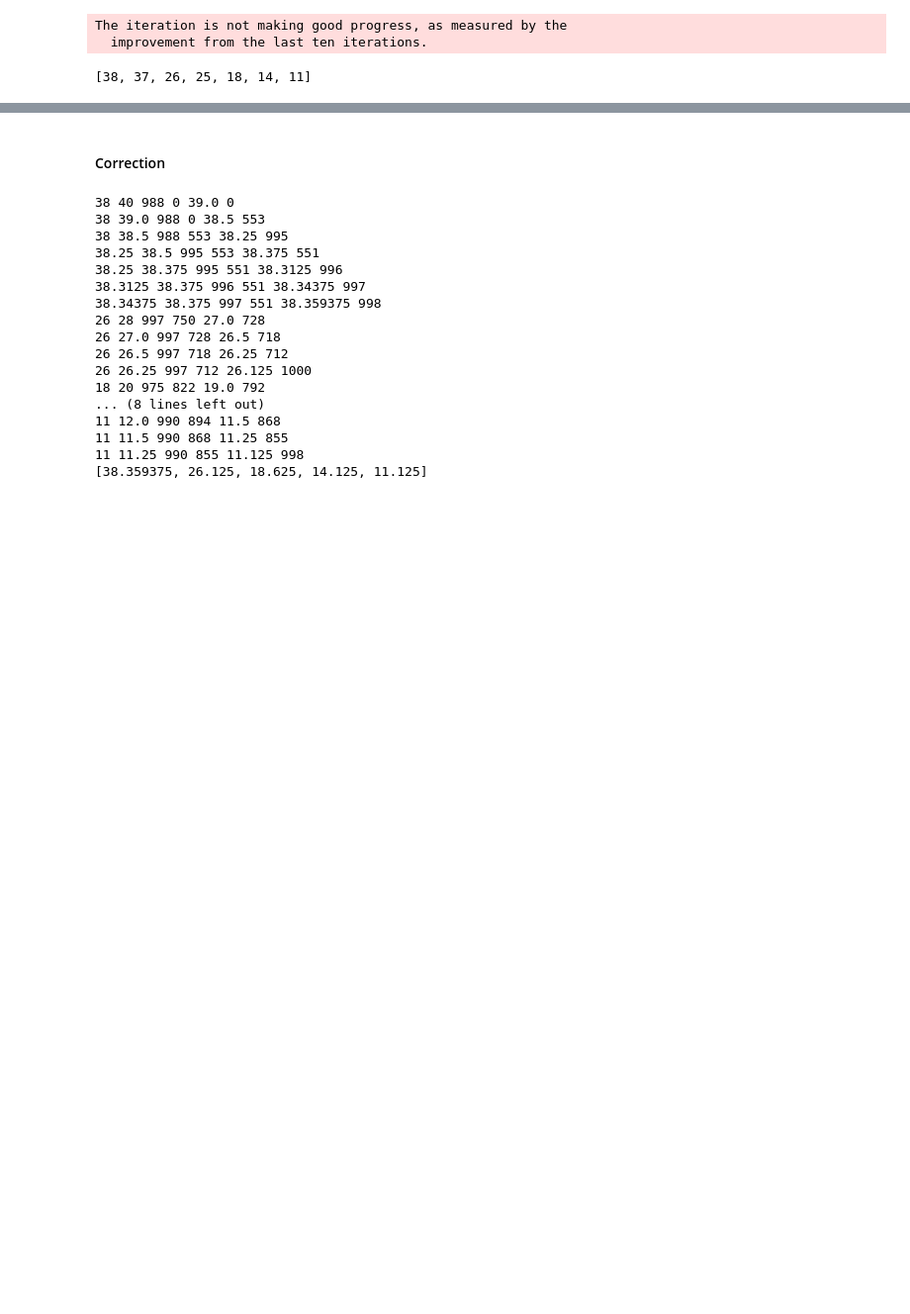
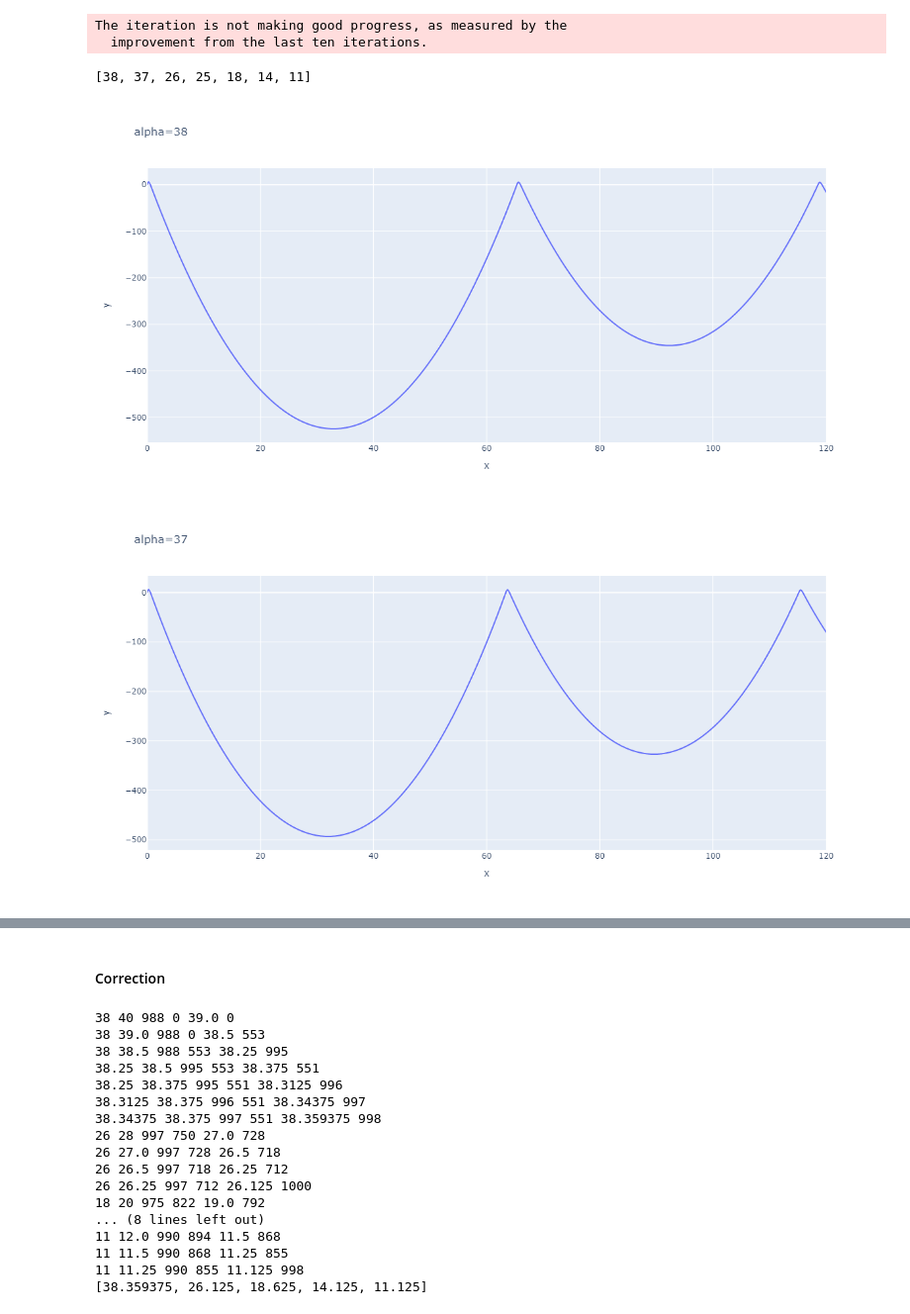
Before and after one commit to vian96/comput_math, a Jupyter notebook: diffur/diffur_kz.ipynb, the cells around one changed output, grey strips where cells are left out. Shown at 99% size. Drawn from its saved outputs; the diff is of its cells as text; code cells hidden in the pictures; blank space fills up the shorter version.

```diff
--- a/diffur/diffur_kz.ipynb
+++ b/diffur/diffur_kz.ipynb
@@ -80,4 +87,10 @@ The iteration is not making good progress, as measured by the
 [38, 37, 26, 25, 18, 14, 11]
 # %%
 for alpha in ans:
-    px.line(y=calc_bdf(0, 120, np.array((0, alpha)), 1000, f_calc_d1)[1][:, 0], title=str(alpha)).show()
+    t, y = calc_bdf(0, 120, np.array((0, alpha)), 1000, f_calc_d1)
+    res = y[:, 0]
+    fig = px.line(x=t, y=res, title=f'{alpha=}')
+    display(Image(fig.to_image(format="png", width=1200, height=600, scale=1)))
+# %% [output]
+[figure, added]
+[figure, added]
```
Also changed, not shown: parts of 17 cells of this notebook, 4 other files.
